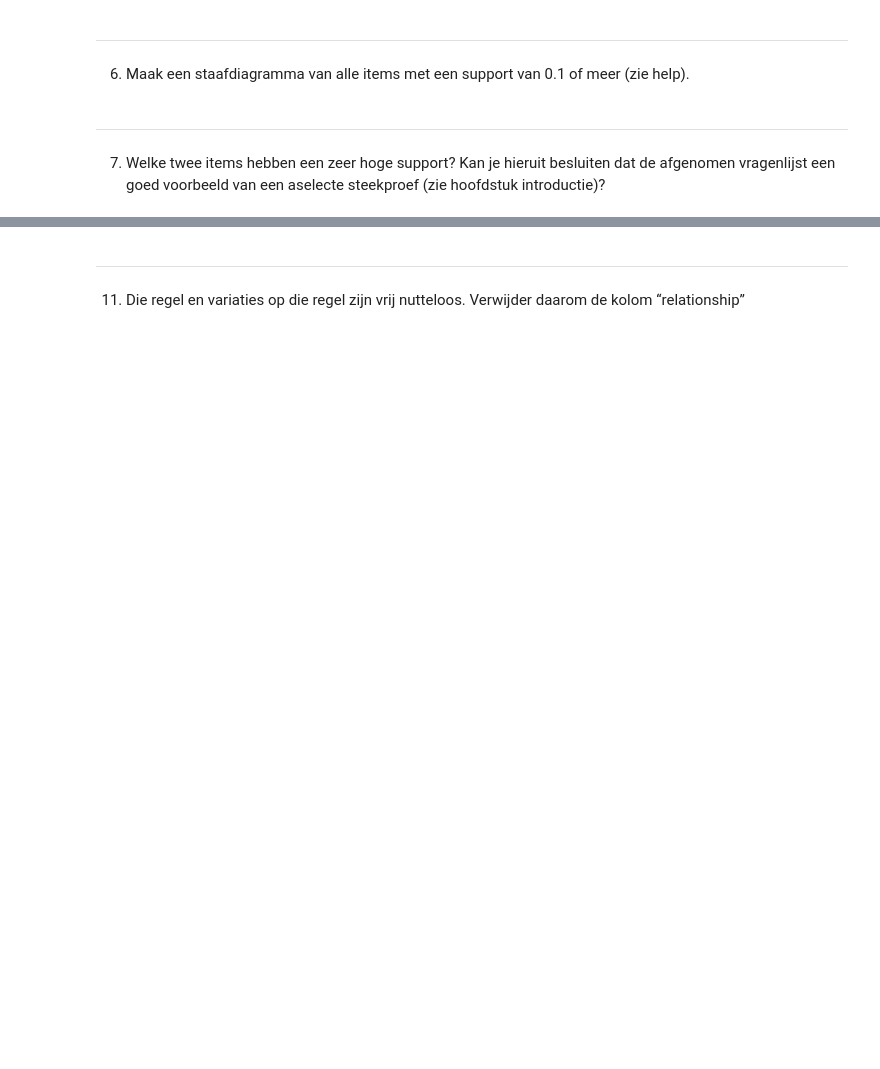
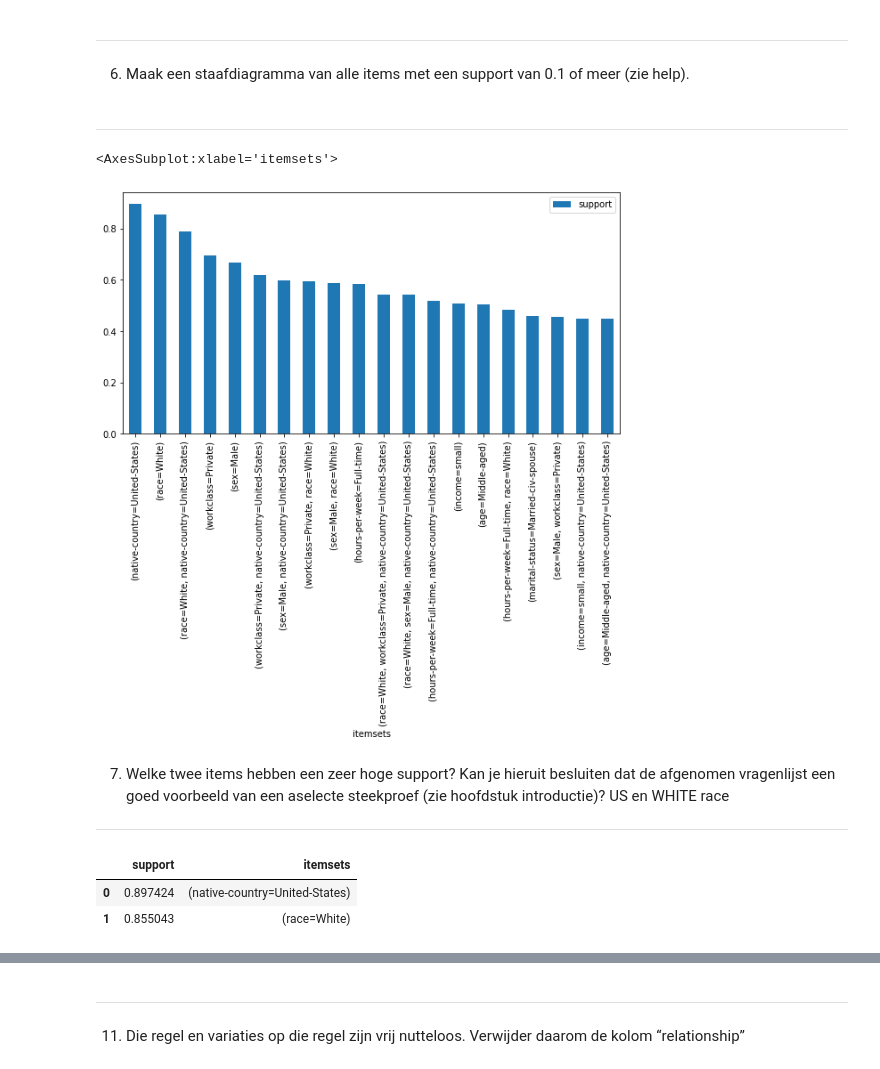
Before and after one commit to f1ntch/datasience2, a Jupyter notebook: w3_assiosiationrules/oefening 1.ipynb, the cells around one changed output, grey strips where cells are left out. Saved outputs shown, nothing was run; the diff lists cells and outputs as text; code cells hidden in the pictures; blank space fills up the shorter version.

```diff
--- a/w3_assiosiationrules/oefening 1.ipynb
+++ b/w3_assiosiationrules/oefening 1.ipynb
@@ -5,3 +5,8 @@ De UCI Machine Learning Repository bevat verschillende datasets, ook de zogenaam
 ---
 
 1. Gebruik Pandas om deze gegevens (adultUCI.csv, zie Canvas) in te lezen als dataframe met de naam adultUCI.
+# %%
+import pandas as pd
+
+df = pd.read_csv('adultUCI.csv',sep=';')
+df
@@ -13,6 +70,8 @@ De UCI Machine Learning Repository bevat verschillende datasets, ook de zogenaam
 ---
 
 3. Verwijder volgende kolommen uit het dataframe: fnlwgt, education-num, capitalgain, capitalloss.
+# %%
+df=df.drop(columns=['fnlwgt', 'education','education-num','capital-gain','capital-loss'])
 # %% [markdown]
 ---
 
@@ -23,0 +86,4 @@ De UCI Machine Learning Repository bevat verschillende datasets, ook de zogenaam
+# %%
+df['age'] = pd.cut(df['age'], bins=[15,25,45,65,100]).cat.rename_categories(['Young','Middle-aged','Senior','Old'])
+df['hours-per-week'] = pd.cut(df['hours-per-week'], bins=[0,25,40,60,168]).cat.rename_categories(['Part-time', 'Full-time', 'Over-time', 'Workaholic'])
+df.head()
@@ -28,0 +106,3 @@ De mlxtend package kan ook goed omgaan met nominale gegevens. Als de gegevens in
+# %%
+transacties = pd.get_dummies(df, prefix_sep='=')
+transacties.head()
@@ -29,8 +117,25 @@ De mlxtend package kan ook goed omgaan met nominale gegevens. Als de gegevens in
 # %% [markdown]
 ---
 6. Maak een staafdiagramma van alle items met een support van 0.1 of meer (zie help).
+# %% [markdown]
+---
+# %%
+from mlxtend.frequent_patterns import fpgrowth
+itemsets = fpgrowth(transacties, min_support=0.1, use_colnames=True)
+items_support = itemsets[itemsets['support'] >= 0.1]
+items_support.sort_values(by='support',ascending=False)[:20].plot.bar(x='itemsets', figsize=(10,5))
+# %% [output]
+<AxesSubplot:xlabel='itemsets'>
+[figure, added]
 # %% [markdown]
+7. Welke twee items hebben een zeer hoge support?
+Kan je hieruit besluiten dat de afgenomen vragenlijst een goed voorbeeld van een aselecte steekproef (zie hoofdstuk introductie)?
+US en WHITE race
 ---
-
-7. Welke twee items hebben een zeer hoge support? Kan je hieruit besluiten dat de afgenomen vragenlijst een goed voorbeeld van een aselecte steekproef (zie hoofdstuk introductie)?
+# %%
+items_support.head(2)
+# %% [output]
+|  | support | itemsets |
+| 0 | 0.897424 | (native-country=United-States) |
+| 1 | 0.855043 | (race=White) |
 # %% [markdown]
```
Also changed, not shown: parts of 11 cells of this notebook, 10 other files.
